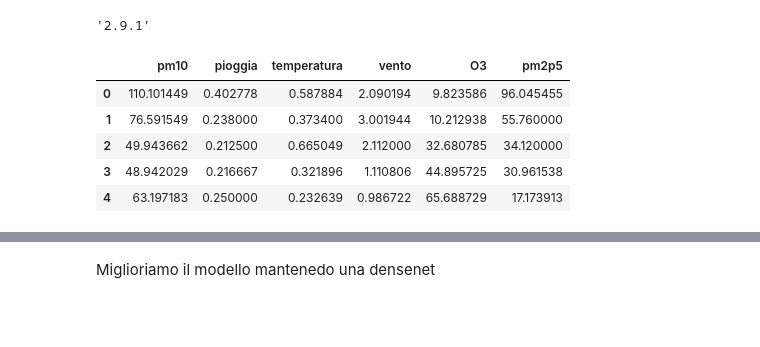
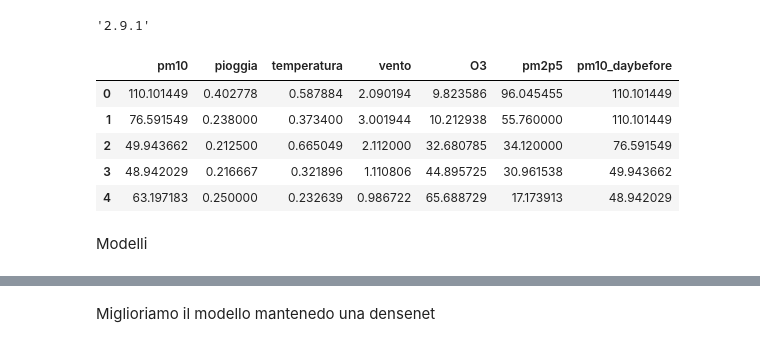
Before and after one commit to VillaGio/ARPA_sensors, a Jupyter notebook: Data analysis/Modelli/Modello predittivo/Modello Predittivo.ipynb, the cells around one changed output, grey strips where cells are left out. Drawn from its saved outputs; the diff is of its cells as text; code cells hidden in the pictures; blank space fills up the shorter version.

```diff
--- a/Data analysis/Modelli/Modello predittivo/Modello Predittivo.ipynb
+++ b/Data analysis/Modelli/Modello predittivo/Modello Predittivo.ipynb
@@ -22,14 +22,16 @@ tf.version.VERSION
 # %%
 dati = pd.read_csv('datimodelli.csv')
 dati = dati[['pm10','pioggia','temperatura','vento','O3','pm2p5']]
+pm10_daybefore = [dati['pm10'][0]]
+dati['pm10_daybefore'] = pm10_daybefore + list(dati['pm10'][:3873])
 dati.head()
 # %% [output]
-|  | pm10 | pioggia | temperatura | vento | O3 | pm2p5 |
-| 0 | 110.101449 | 0.402778 | 0.587884 | 2.090194 | 9.823586 | 96.045455 |
-| 1 | 76.591549 | 0.238000 | 0.373400 | 3.001944 | 10.212938 | 55.760000 |
-| 2 | 49.943662 | 0.212500 | 0.665049 | 2.112000 | 32.680785 | 34.120000 |
-| 3 | 48.942029 | 0.216667 | 0.321896 | 1.110806 | 44.895725 | 30.961538 |
-| 4 | 63.197183 | 0.250000 | 0.232639 | 0.986722 | 65.688729 | 17.173913 |
+|  | pm10 | pioggia | temperatura | vento | O3 | pm2p5 | pm10_daybefore |
+| 0 | 110.101449 | 0.402778 | 0.587884 | 2.090194 | 9.823586 | 96.045455 | 110.101449 |
+| 1 | 76.591549 | 0.238000 | 0.373400 | 3.001944 | 10.212938 | 55.760000 | 110.101449 |
+| 2 | 49.943662 | 0.212500 | 0.665049 | 2.112000 | 32.680785 | 34.120000 | 76.591549 |
+| 3 | 48.942029 | 0.216667 | 0.321896 | 1.110806 | 44.895725 | 30.961538 | 49.943662 |
+| 4 | 63.197183 | 0.250000 | 0.232639 | 0.986722 | 65.688729 | 17.173913 | 48.942029 |
 # %%
 mean = dati.mean(axis=0)
 dati -= mean
@@ -40,0 +49,2 @@ x_train, x_test, y_train, y_test = train_test_split(df, cl, test_size=0.3)
+# %% [markdown]
+Modelli
```
Also changed, not shown: parts of 46 cells of this notebook, 1 other file.
